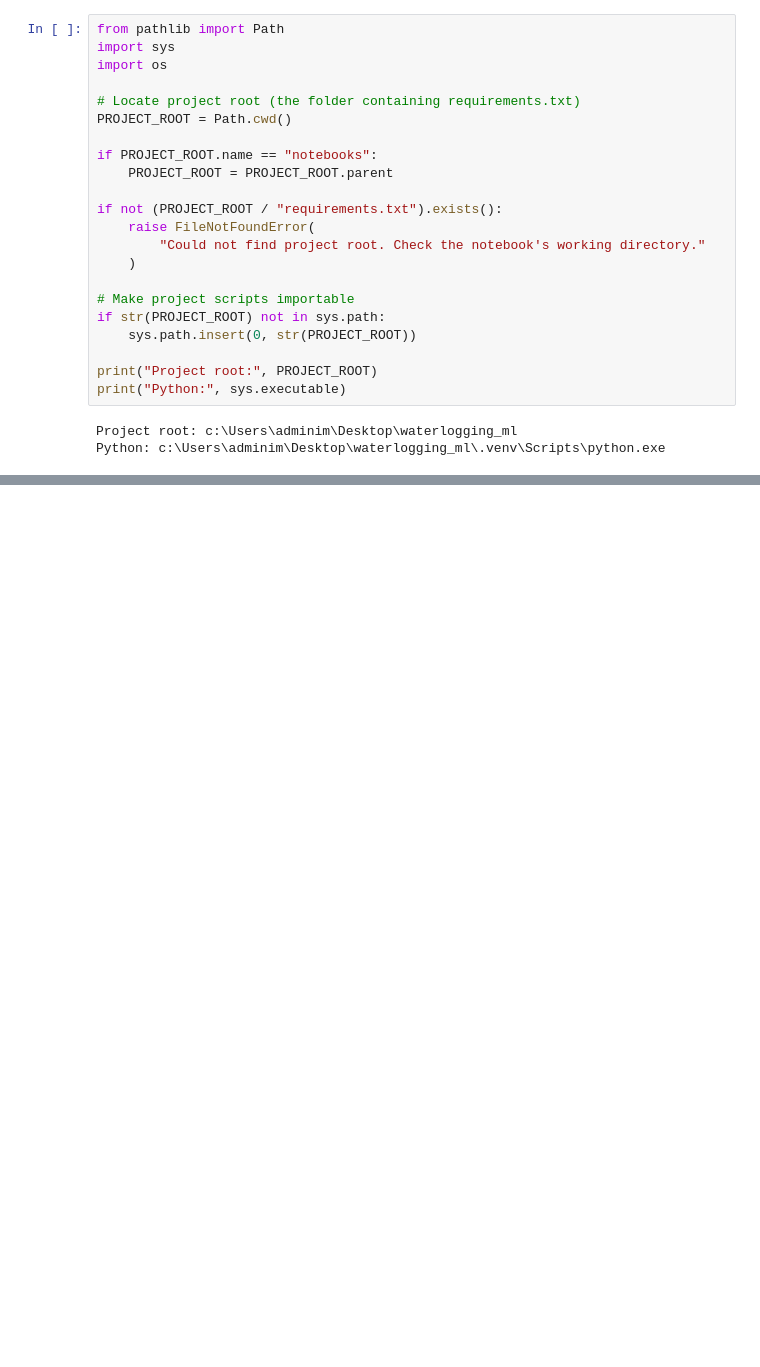
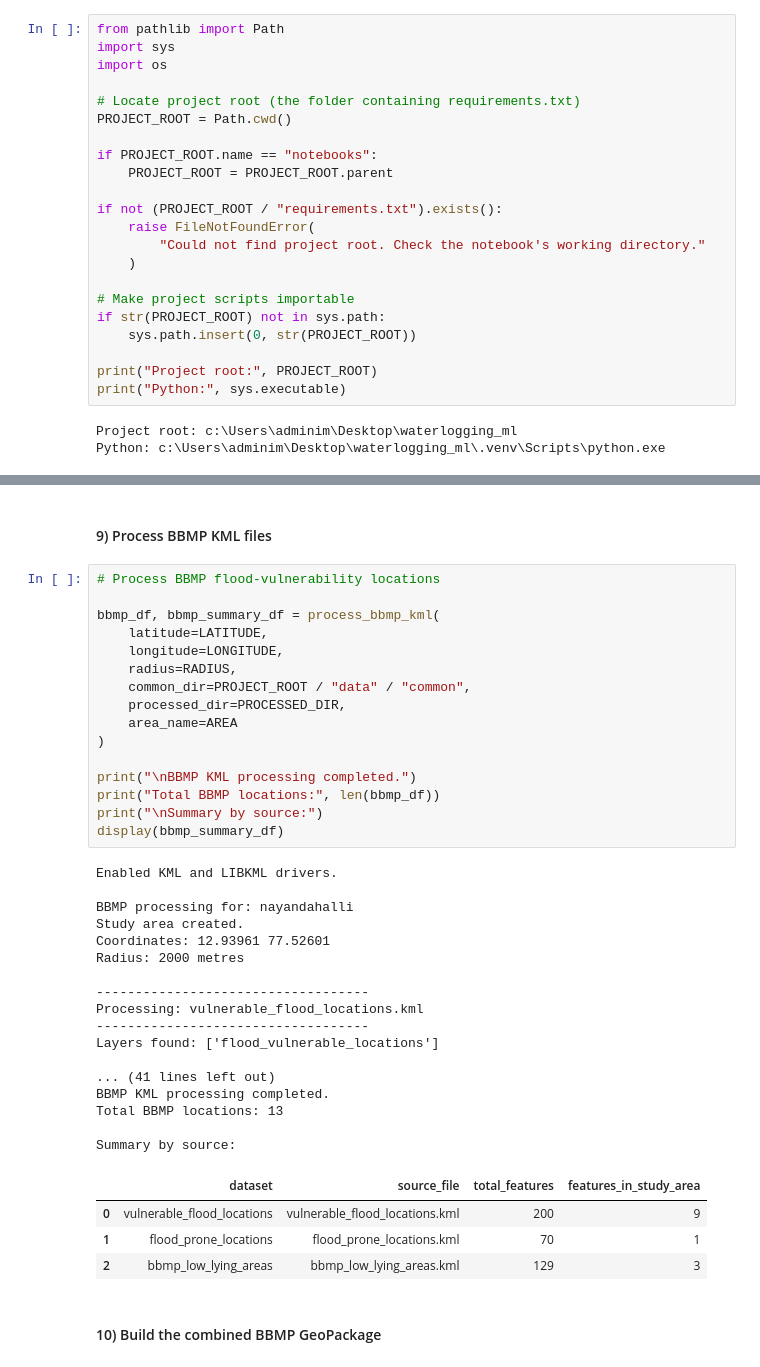
Before and after one commit to Confomitty/detect-rainwater-clogging, a Jupyter notebook: notebooks/data_collection_pipeline.ipynb, the cells around one changed output, grey strips where cells are left out. Saved outputs shown, nothing was run; the diff lists cells and outputs as text; blank space fills up the shorter version.

```diff
--- a/notebooks/data_collection_pipeline.ipynb
+++ b/notebooks/data_collection_pipeline.ipynb
@@ -124,0 +322,42 @@ bbmp = bbmp.to_crs(TARGET_CRS)
+# %% [markdown]
+#### 9) Process BBMP KML files
+# %%
+# Process BBMP flood-vulnerability locations
+
+bbmp_df, bbmp_summary_df = process_bbmp_kml(
+    latitude=LATITUDE,
+    longitude=LONGITUDE,
+    radius=RADIUS,
+    common_dir=PROJECT_ROOT / "data" / "common",
+    processed_dir=PROCESSED_DIR,
+    area_name=AREA
+)
+
+print("\nBBMP KML processing completed.")
+print("Total BBMP locations:", len(bbmp_df))
+print("\nSummary by source:")
+display(bbmp_summary_df)
+# %% [output]
+Enabled KML and LIBKML drivers.
+
+BBMP processing for: nayandahalli
+Study area created.
+Coordinates: 12.93961 77.52601
+Radius: 2000 metres
+
+-----------------------------------
+Processing: vulnerable_flood_locations.kml
+-----------------------------------
+Layers found: ['flood_vulnerable_locations']
+
+... (41 lines left out)
+BBMP KML processing completed.
+Total BBMP locations: 13
+
+Summary by source:
+|  | dataset | source_file | total_features | features_in_study_area |
+| 0 | vulnerable_flood_locations | vulnerable_flood_locations.kml | 200 | 9 |
+| 1 | flood_prone_locations | flood_prone_locations.kml | 70 | 1 |
+| 2 | bbmp_low_lying_areas | bbmp_low_lying_areas.kml | 129 | 3 |
+# %% [markdown]
+#### 10) Build the combined BBMP GeoPackage
```
Also changed, not shown: parts of 26 cells of this notebook, 3 other files.
